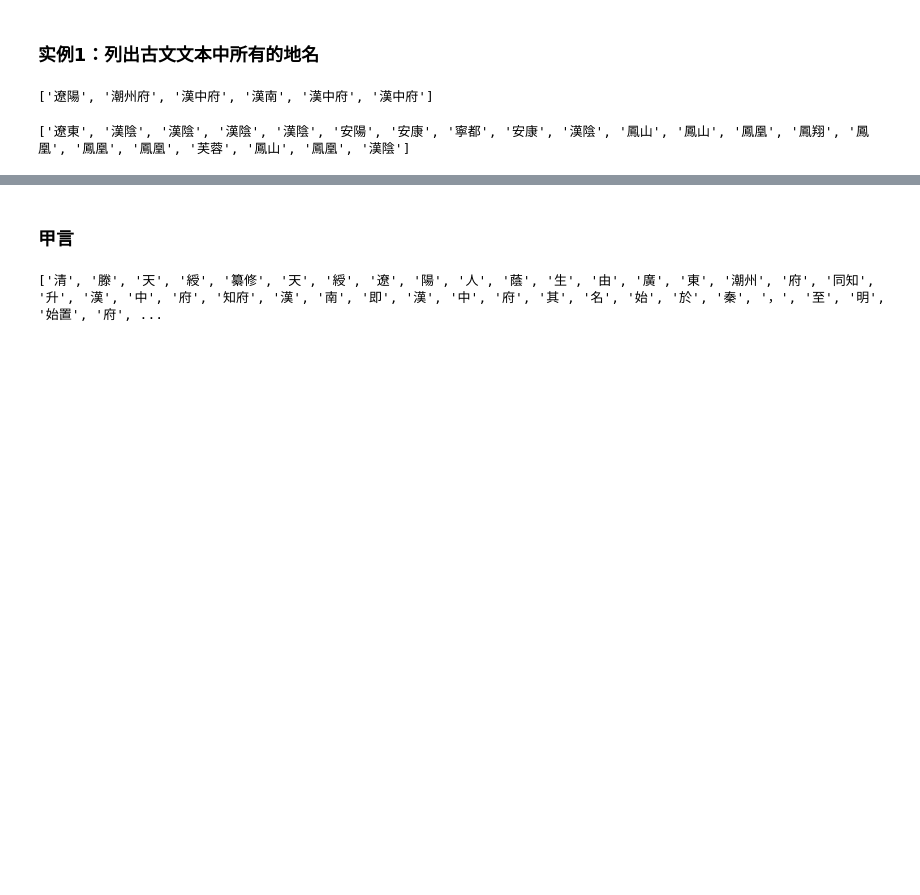
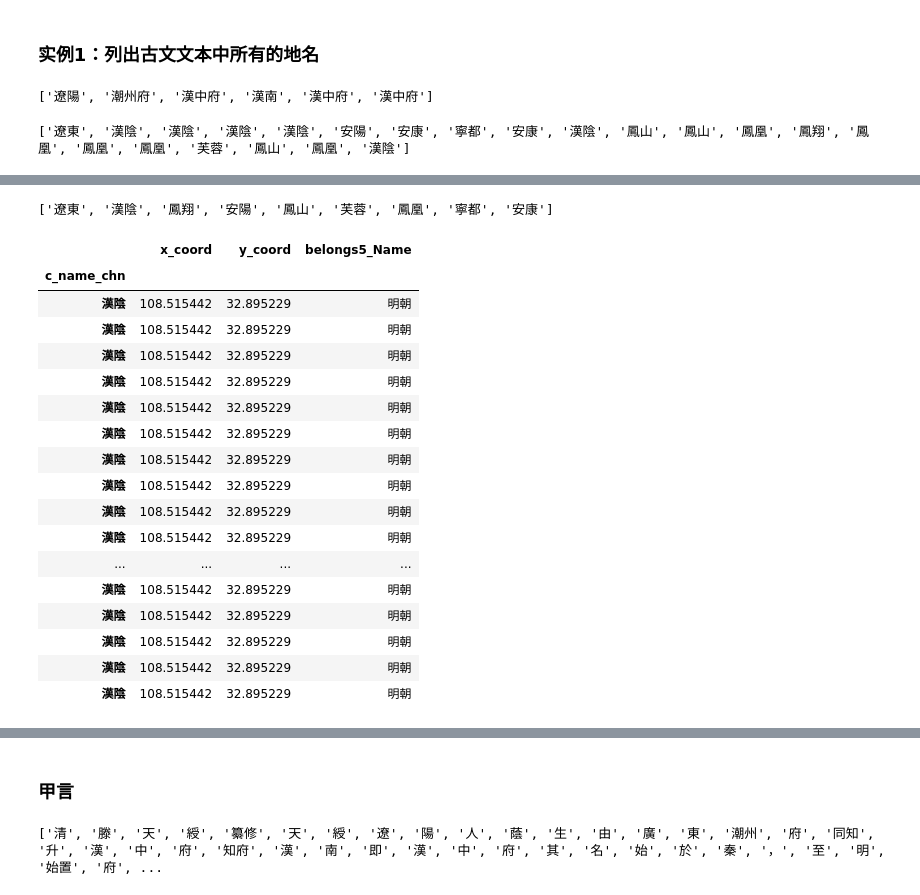
Before and after one commit to intersense/ai-humanities, a Jupyter notebook: text-analysis/Python文本分析之地理解析Geoparsing.ipynb, the cells around one changed output, grey strips where cells are left out. Saved outputs shown, nothing was run; the diff lists cells and outputs as text; code cells hidden in the pictures; blank space fills up the shorter version.

```diff
--- a/text-analysis/Python文本分析之地理解析Geoparsing.ipynb
+++ b/text-analysis/Python文本分析之地理解析Geoparsing.ipynb
@@ -327,7 +317,7 @@ print(len(placenames[0]))
 # %% [markdown]
 ### 实例1：列出古文文本中所有的地名
 # %%
-jieba.load_userdict("./data/placenames.txt")
+jieba.load_userdict("../cbdb-dev/data/placenames.txt")
 text = '清滕天綬纂修天綬遼陽人蔭生由廣東潮州府同知升漢中府知府漢南即漢中府其名始於秦，至明始置府，領邑十二府志創於明嘉靖二十三年知府張良知修漢中府志十卷清順治十三年知府馮達道又重修府志六卷是編天綬延邑人和鹽鼎採輯順治十三年後三十餘年之事乃合舊志共編為二十四卷卷帙雖大增於前而只補藝文居多事物所增無幾其書體裁總分為六類曰輿地志曰建置志曰食貨志曰秩官志曰人物志曰藝文志輿地志有僭亂歷代得失大略明末流寇記略三篇不入藝文於志例殊若不合餘類亦子目冗雜體例有欠嚴慎'
 #text='明呂鵬雲、方時化纂修。鵬云號溟南，直棣東明縣人；明萬歷四十四年進士，授任巨野知縣，官至御史。時化歙縣人，舉人，天啟初任巨野知縣。按舊序《巨野縣志》始於嘉靖丙午知縣江廷藻，萬歷庚寅知縣殷如孝重修。此志為鵬雲增續前志萬歷庚寅後三十餘年之事，纂成此稿，以奉召北上。及時化任邑令取其成帙，仍其體要，以芟削潤色，刻成於天啟癸亥。按此書卷前有天啟三年鵬云及時化二序，書內分方輿、山川、建置、食貨、學校、秩祀、職官、口碑、選舉、人物、列女、藝文、金石、風俗、雜稽十五門，職官、口碑、選舉，間有崇禎時補版。口碑者為宦跡傳，立名偏好詭異。風俗記禮俗人情飲食令節民事甚詳，俾此可考巨野人民明時之風習。按巨野為春秋時魯之武城縣，曾子出生、子游所宰之地。哀公十四年春西狩獲麟於此，孔子往觀之曰：「麟也，胡為乎來哉？」因泣嘆以為不祥。此志古跡載縣境有獲麟塚、麒麟台、瑞嶙寺諸勝跡。'
 words = [item for item in jieba.cut(text)]
@@ -345,0 +342,5 @@ print(places2)
+# %%
+import pandas as pd
+
+places_df = pd.read_csv("../cbdb-dev/data/历史地名-fromCBDB.csv")
+places_df.head()
@@ -345,0 +358,2 @@ print(places2)
+# %%
+places_df.set_index('c_name_chn', inplace=True)
@@ -345,0 +391,30 @@ print(places2)
+# %%
+list(set(places2))
+# %% [output]
+['遼東', '漢陰', '鳳翔', '安陽', '鳳山', '芙蓉', '鳳凰', '寧都', '安康']
+# %%
+places = list(set(places2))
+myplaces = places_df.loc[places2, ['x_coord', 'y_coord', 'belongs5_Name']]
+myplaces = myplaces.dropna(axis=0) # 去掉包含NaN元素的行
+#myplaces = myplaces.drop_duplicates()
+
+myplaces
+# %% [output]
+|  | x_coord | y_coord | belongs5_Name |
+| c_name_chn |  |  |  |
+| 漢陰 | 108.515442 | 32.895229 | 明朝 |
+| 漢陰 | 108.515442 | 32.895229 | 明朝 |
+| 漢陰 | 108.515442 | 32.895229 | 明朝 |
+| 漢陰 | 108.515442 | 32.895229 | 明朝 |
+| 漢陰 | 108.515442 | 32.895229 | 明朝 |
+| 漢陰 | 108.515442 | 32.895229 | 明朝 |
+| 漢陰 | 108.515442 | 32.895229 | 明朝 |
+| 漢陰 | 108.515442 | 32.895229 | 明朝 |
+| 漢陰 | 108.515442 | 32.895229 | 明朝 |
+| 漢陰 | 108.515442 | 32.895229 | 明朝 |
+| ... | ... | ... | ... |
+| 漢陰 | 108.515442 | 32.895229 | 明朝 |
+| 漢陰 | 108.515442 | 32.895229 | 明朝 |
+| 漢陰 | 108.515442 | 32.895229 | 明朝 |
+| 漢陰 | 108.515442 | 32.895229 | 明朝 |
+| 漢陰 | 108.515442 | 32.895229 | 明朝 |
```
Also changed, not shown: parts of 19 cells of this notebook, 17 other files.
